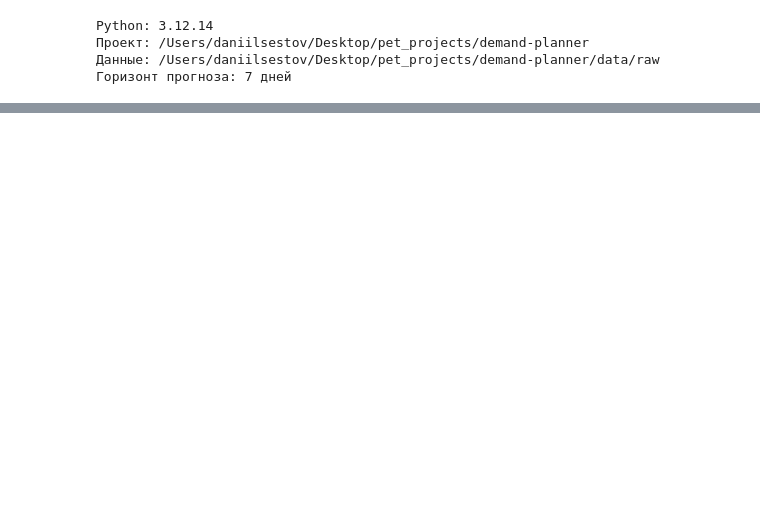
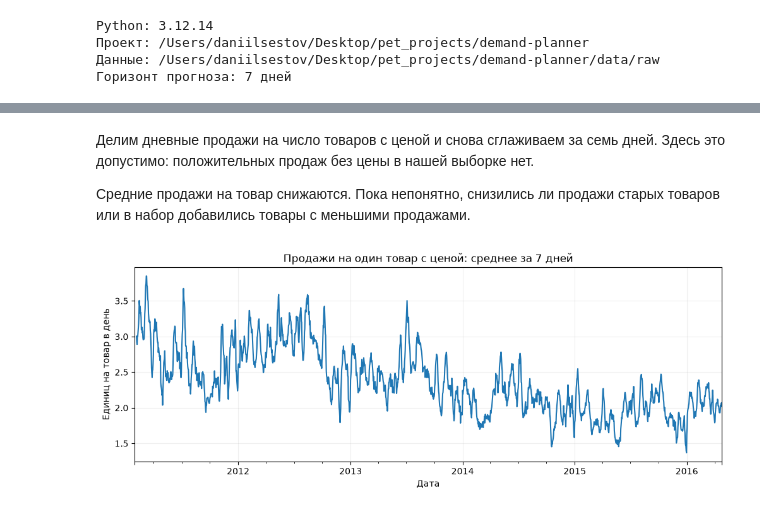
Before and after one commit to dannya220/demand-planner, a Jupyter notebook: notebooks/01_exploration.ipynb, the cells around one changed output, grey strips where cells are left out. Drawn from its saved outputs; the diff is of its cells as text; code cells hidden in the pictures; blank space fills up the shorter version.

```diff
--- a/notebooks/01_exploration.ipynb
+++ b/notebooks/01_exploration.ipynb
@@ -152,0 +299,18 @@ print(f'Выбранные товары: {selected_items_path.name}')
+# %% [markdown]
+Делим дневные продажи на число товаров с ценой и снова сглаживаем за семь дней. Здесь это допустимо: положительных продаж без цены в нашей выборке нет.
+
+Средние продажи на товар снижаются. Пока непонятно, снизились ли продажи старых товаров или в набор добавились товары с меньшими продажами.
+# %%
+daily["sales_per_item"] = (
+    daily["total_sales"] / daily["products_with_price"]
+)
+
+daily["sales_per_item"].rolling(7).mean().plot(figsize=(12, 4))
+
+plt.title("Продажи на один товар с ценой: среднее за 7 дней")
+plt.ylabel("Единиц на товар в день")
+plt.xlabel("Дата")
+plt.grid(alpha=0.2)
+plt.show()
+# %% [output]
+[figure, added]
```
Also changed, not shown: parts of 75 cells of this notebook, 15 other files.
